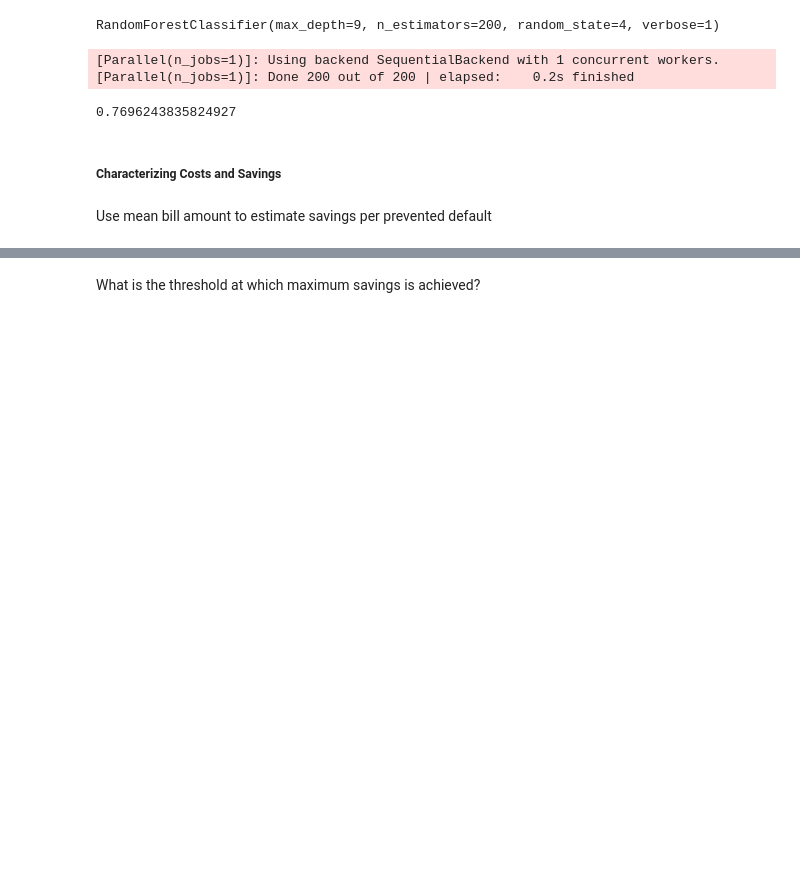
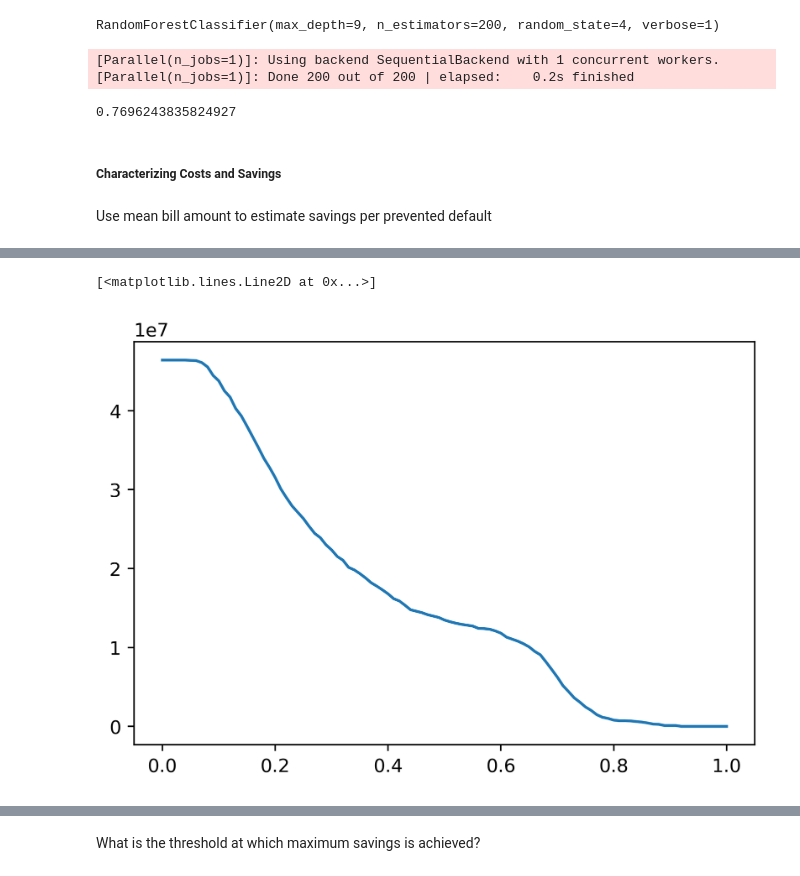
Before and after one commit to anmolpant/Technocolabs-ML-Internship, a Jupyter notebook: Mini Tasks/Mini Task 2/Deriving_Financial_Insights/Deriving_Financial_Insights.ipynb, the cells around one changed output, grey strips where cells are left out. Cells and saved outputs as stored; diff of their text form; code cells hidden in the pictures; blank space fills up the shorter version.

```diff
--- a/Mini Tasks/Mini Task 2/Deriving_Financial_Insights/Deriving_Financial_Insights.ipynb
+++ b/Mini Tasks/Mini Task 2/Deriving_Financial_Insights/Deriving_Financial_Insights.ipynb
@@ -693,5 +700,8 @@ net_savings = savings_of_all_counselings - cost_of_all_counselings
 # %%
-# plt.plot(thresholds, savings_of_all_counselings)
+plt.plot(thresholds, savings_of_all_counselings)
+# %% [output]
+[<matplotlib.lines.Line2D at 0x...>]
+[figure, added]
 # %%
 mpl.rcParams['figure.dpi'] = 400
 plt.plot(thresholds, net_savings)
```
Also changed, not shown: parts of 7 cells of this notebook.
